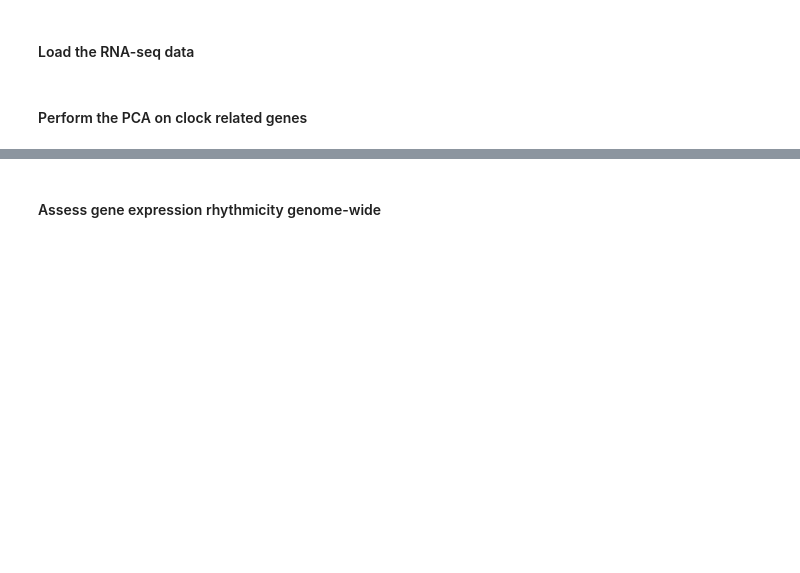
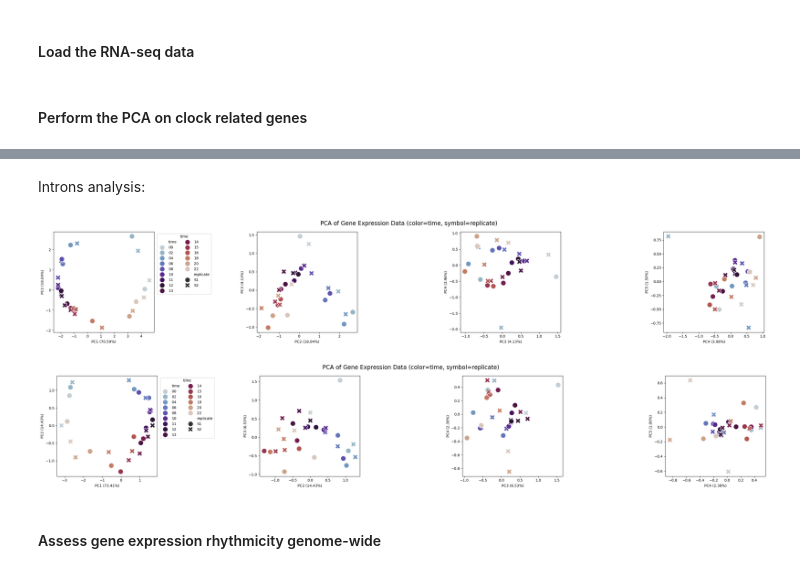
Before and after one commit to PierreLts/Genomics-to-Function, a Jupyter notebook: Exercise_Week11_12_B_Exercises.ipynb, the cells around one changed output, grey strips where cells are left out. Drawn from its saved outputs; the diff is of its cells as text; code cells hidden in the pictures; blank space fills up the shorter version.

```diff
--- a/Exercise_Week11_12_B_Exercises.ipynb
+++ b/Exercise_Week11_12_B_Exercises.ipynb
@@ -446,3 +502,11 @@ circa_genes = ['Arntl', 'Npas2', 'Clock', 'Cry1', 'Cry2', 'Per1', 'Per2', 'Per3'
+# %% [markdown]
+Introns analysis:
+# %%
+pca_results_intron_liver = run_PCA(dat_intron_liver.loc[dat_intron_liver.index.intersection(circa_genes)], n_components=5, color_by='time', symbol_by='replicate', scale_data=True)
+pca_results_intron_liver = run_PCA(dat_intron_muscle.loc[dat_intron_muscle.index.intersection(circa_genes)], n_components=5, color_by='time', symbol_by='replicate', scale_data=True)
+# %% [output]
+[figure, added]
+[figure, added]
 # %% [markdown]
 #### Assess gene expression rhythmicity genome-wide
 # %%
```
Also changed, not shown: parts of 16 cells of this notebook.
